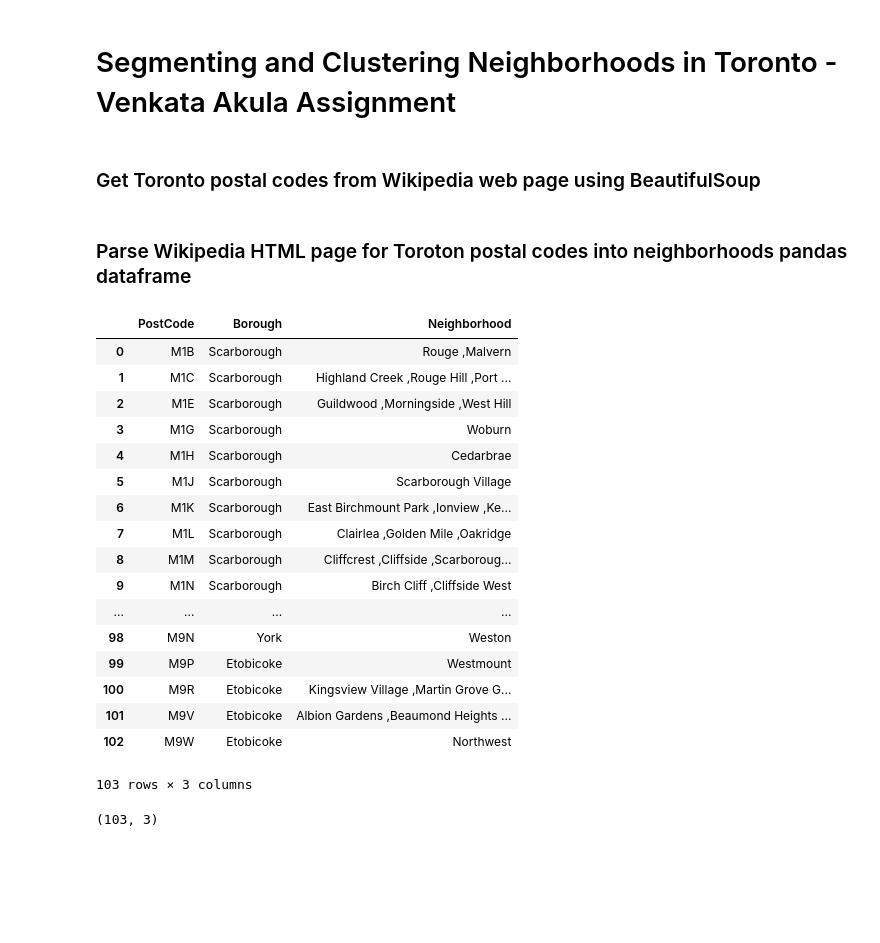
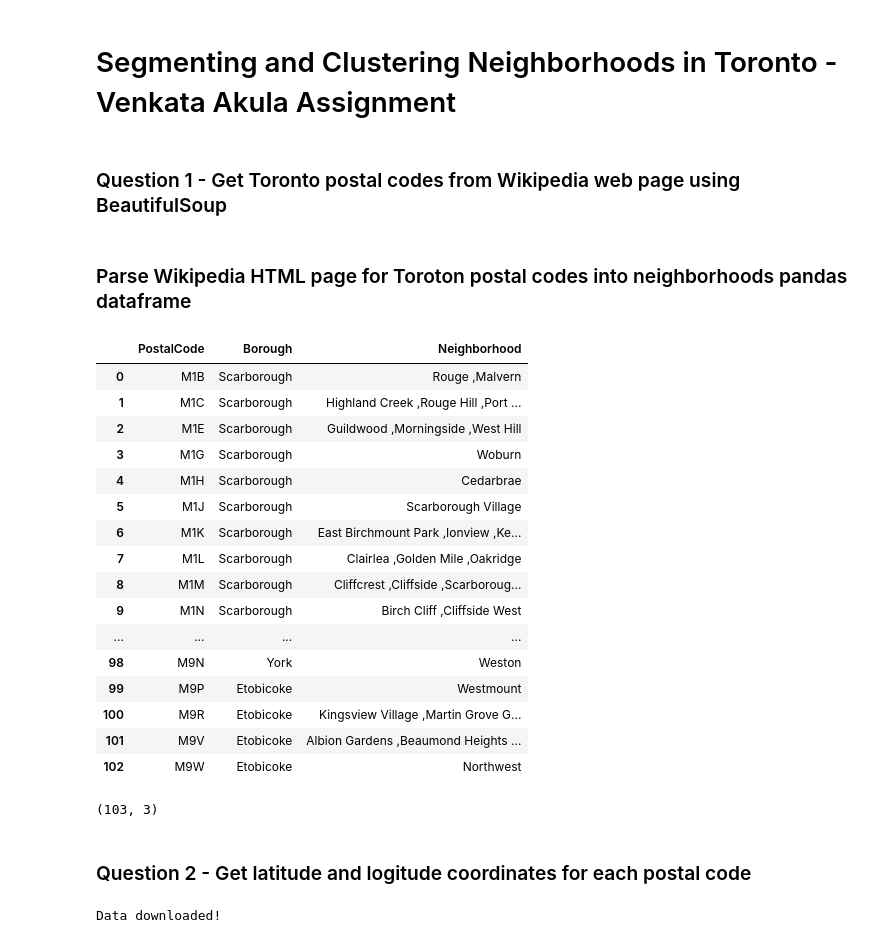
Before and after one commit to akula-aiml/coursera-capstone-project, a Jupyter notebook: Venkata Akula - Seg and Clust Neigh T1.ipynb, the cells around one changed output. Cells and saved outputs as stored; diff of their text form; code cells hidden in the pictures; blank space fills up the shorter version.

```diff
--- a/Venkata Akula - Seg and Clust Neigh T1.ipynb
+++ b/Venkata Akula - Seg and Clust Neigh T1.ipynb
@@ -8,5 +3,14 @@ import pandas as pd
+# %%
+# library for Webpage scraping
+from bs4 import BeautifulSoup
+import requests
+
+# library for data analysis
+import pandas as pd
+pd.set_option('display.max_columns',None)
+pd.set_option('display.max_rows',None)
 # %% [markdown]
-### Get Toronto postal codes from Wikipedia web page using BeautifulSoup
+### Question 1 - Get Toronto postal codes from Wikipedia web page using BeautifulSoup
 # %%
 source = requests.get('https://en.wikipedia.org/wiki/List_of_postal_codes_of_Canada:_M').text
 # %% [markdown]
@@ -22,39 +26,39 @@ neighborhoods = soup.find('table',class_='wikitable sortable')
 neighborhoods_tbody = neighborhoods.find('tbody')
 
 # create data frame column anmes and neighborhood dataframe
-column_names = ['PostCode','Borough','Neighborhood']
+column_names = ['PostalCode','Borough','Neighborhood']
 neighborhoods = pd.DataFrame(columns=column_names)
 
 # Loop through all tr tags within the tbody tag for postal code html table.
 for neighborhoods_tr in neighborhoods_tbody.find_all('tr'):
 
         # Loop through all td tags within the tr tags
         neighborhood_td =  neighborhoods_tr.find_all('td')
 
         # Loop through the td tags and assign the text to the tuple row
         row = [i.text.replace('\n','') for i in neighborhood_td]
 
         # Process only the tags with row size equals to 3
         if len(row) == 3:
 
             # Ignore td tags with Borough that is Not Assigned
             if row[1] != 'Not assigned':
 
                 # If Neighborhood is Not Assigned then assing Borough to Neighborhood
                 if row[2] == 'Not assigned':
-                    neighborhoods = neighborhoods.append({'PostCode':row[0],
+                    neighborhoods = neighborhoods.append({'PostalCode':row[0],
                                                           'Borough':row[1],
                                                           'Neighborhood':row[1]},ignore_index=True)
                 else:
-                    neighborhoods = neighborhoods.append({'PostCode':row[0],
+                    neighborhoods = neighborhoods.append({'PostalCode':row[0],
                                                           'Borough':row[1],
                                                           'Neighborhood':row[2]},ignore_index=True)
 
 # Group the neighborhoods datafram by PostCode and Borough
-neighborhoods = neighborhoods.groupby(['PostCode','Borough']).Neighborhood.agg([('Neighborhood',' ,'.join)]).reset_index()
+neighborhoods = neighborhoods.groupby(['PostalCode','Borough']).Neighborhood.agg([('Neighborhood',' ,'.join)]).reset_index()
 neighborhoods
 # %% [output]
-|  | PostCode | Borough | Neighborhood |
+|  | PostalCode | Borough | Neighborhood |
 | 0 | M1B | Scarborough | Rouge ,Malvern |
 | 1 | M1C | Scarborough | Highland Creek ,Rouge Hill ,Port ... |
 | 2 | M1E | Scarborough | Guildwood ,Morningside ,West Hill |
@@ -71,9 +75,16 @@ neighborhoods
 | 100 | M9R | Etobicoke | Kingsview Village ,Martin Grove G... |
 | 101 | M9V | Etobicoke | Albion Gardens ,Beaumond Heights ... |
 | 102 | M9W | Etobicoke | Northwest |
-103 rows × 3 columns
 # %%
 # Display the no of rows in the dataframe.
 neighborhoods.shape
 # %% [output]
 (103, 3)
+# %% [markdown]
+### Question 2 - Get latitude and logitude coordinates for each postal code
+# %%
+# Link to csv file that has geographical coordinates of the neighnorhoods
+!wget -q -O 'Geospatial_data.csv' http://cocl.us/Geospatial_data
+print('Data downloaded!')
+# %% [output]
+Data downloaded!
```
Also changed, not shown: parts of 4 cells of this notebook.
